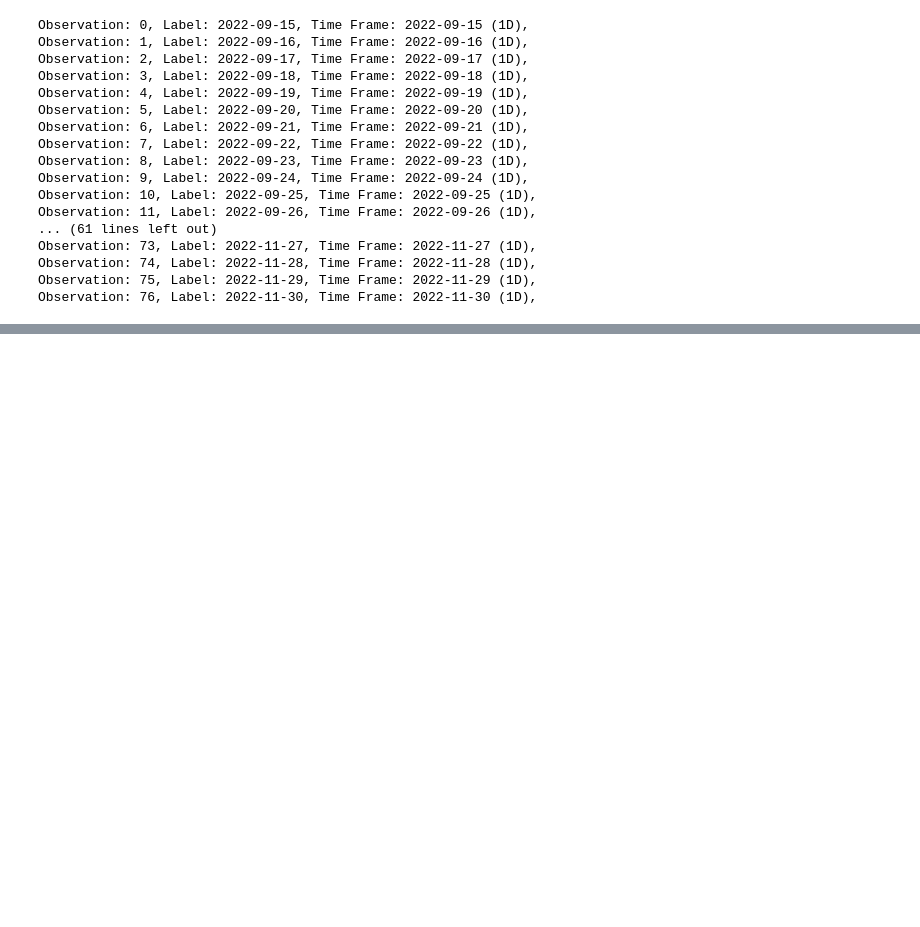
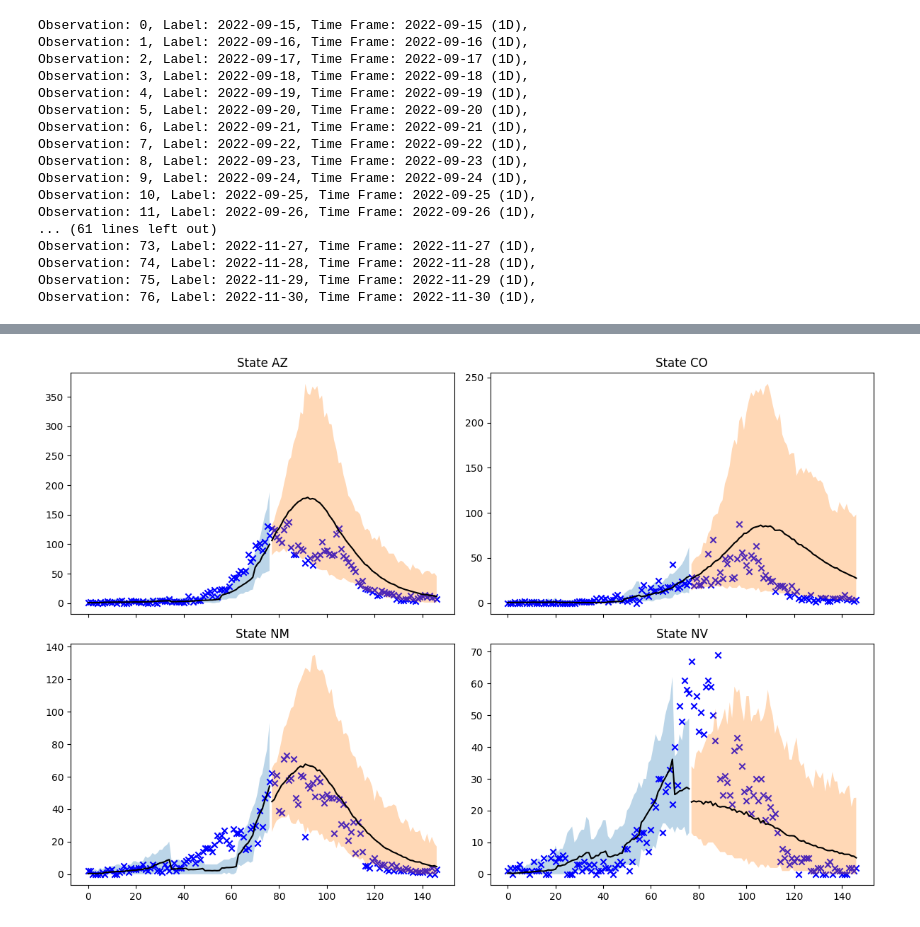
Before and after one commit to NAU-CCL/Epymorph, a Jupyter notebook: pf_vignettes/forecast_comp.ipynb, the cells around one changed output, grey strips where cells are left out. Drawn from its saved outputs; the diff is of its cells as text; code cells hidden in the pictures; blank space fills up the shorter version.

```diff
--- a/pf_vignettes/forecast_comp.ipynb
+++ b/pf_vignettes/forecast_comp.ipynb
@@ -315,0 +330,8 @@ fig.tight_layout()
+# %%
+particle_filter_simulator_weekly = ParticleFilterSimulator(
+        config=FromRUME(rume,num_realizations,unknown_params = unknown_params),
+        observations= observations_weekly,
+        save_trajectories=True,
+    )
+# %%
+particle_filter_output_weekly = particle_filter_simulator_weekly.run(rng=rng)
@@ -315,0 +350,44 @@ fig.tight_layout()
+# %%
+from epymorph.forecasting.pipeline import FromOutput
+
+forecast_simulator_weekly = ForecastSimulator(FromOutput(particle_filter_output_weekly,extend_duration))
+# %%
+forecast_simulator_weekly_output = forecast_simulator_weekly.run(rng = rng)
+# %%
+fig, axes = plt.subplots(rows, cols, figsize=(6*cols, 4*rows), sharex=True)
+axes = axes.flatten()
+
+data_date_range = np.arange(0,rume.time_frame.days,1)
+sim_date_range = np.arange(rume.time_frame.days,rume.time_frame.days + extend_duration,1)
+total_date_range = np.arange(0,rume.time_frame.days + extend_duration,1)
+
+for i in range(n):
+    ax = axes[i]
+    ax.set_title(f'State {states[i]}')
+
+    lower_pf = np.percentile(particle_filter_output_weekly.events[:, :, i, 1], 2.5, axis=0).squeeze()
+    upper_pf = np.percentile(particle_filter_output_weekly.events[:, :, i, 1], 97.5, axis=0).squeeze()
+    mean_pf  = np.mean(particle_filter_output_weekly.events[:, :, i, 1], axis=0).squeeze()
+
+    lower_forecast = np.percentile(forecast_simulator_weekly_output.events[:, :, i, 1], 2.5, axis=0).squeeze()
+    upper_forecast = np.percentile(forecast_simulator_weekly_output.events[:, :, i, 1], 97.5, axis=0).squeeze()
+    mean_forecast  = np.mean(forecast_simulator_weekly_output.events[:, :, i, 1], axis=0).squeeze()
+
+    ax.fill_between(data_date_range,lower_pf, upper_pf, alpha=0.3, label='95% CI')
+    ax.plot(data_date_range,mean_pf, color='black', label='Mean of PF')
+
+    ax.scatter(total_date_range,df_data[df_data['state'] == states[i]]['previous_day_admission_influenza_confirmed'],color = 'blue',marker = 'x',label = 'real data')
+
+
+    ax.fill_between(sim_date_range,lower_forecast, upper_forecast, alpha=0.3, label='95% CI')
+    ax.plot(sim_date_range,mean_forecast, color='black', label='Mean of PF')
+
+for j in range(i+1, rows*cols):
+    fig.delaxes(axes[j])
+
+plt.tight_layout()
+plt.show()
+
+fig.tight_layout()
+# %% [output]
+[figure, added]
```
Also changed, not shown: parts of 12 cells of this notebook.
